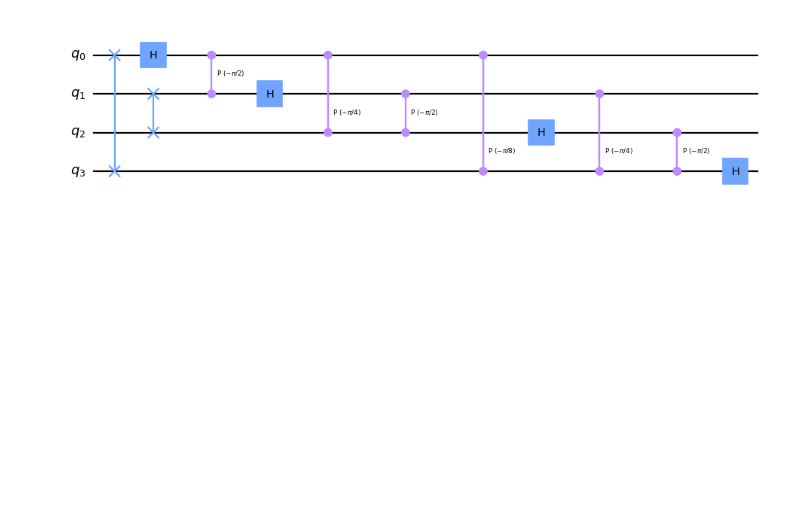
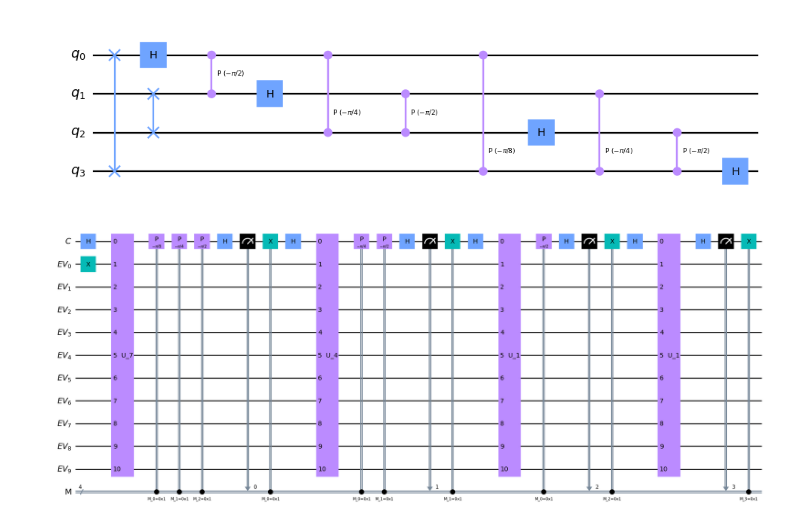
Before and after one commit to Siytta/bachelorarbeit, a Jupyter notebook: Shor_correct_order/shor_experimental.ipynb, the cells around one changed output. Cells and saved outputs as stored; diff of their text form; code cells hidden in the pictures; blank space fills up the shorter version.

```diff
--- a/Shor_correct_order/shor_experimental.ipynb
+++ b/Shor_correct_order/shor_experimental.ipynb
@@ -1101,3 +1107,25 @@ qc = QFT_Gate(4,inverse = True, MSB_first = False,swaps = True)
 qc.draw(output='mpl',fold  = 270,scale=0.8)
 # %% [output]
 [figure]
+# %%
+a=7
+N=15
+n = N.bit_length()
+q = qiskit.QuantumRegister(1, "C")
+b = qiskit.QuantumRegister(2*n+2, "EV")
+c = qiskit.ClassicalRegister(4, "M")
+qc = qiskit.QuantumCircuit(q,b,c)
+controlling_qubit = 0
+ev_qbits  = range(1, 2*n+3)
+k = range(n)
+qc.x(1)
+for target in k:
+    qc.h(0)
+    qc.append(U_gate(n,dezToBin(mod_exp(a, 2**(target), N),n+1),dezToBin(N,n+1)),[0] + list(ev_qbits))
+    iterative_QFT(len(k)-1-target,qc,k,controlling_qubit)
+    qc.measure(controlling_qubit,k[target])
+    qc.x(0).c_if(k[target],1)
+
+qc.draw(output='mpl',fold  = 270,scale=0.8)
+# %% [output]
+[figure, added]
```
Also changed, not shown: parts of 4 cells of this notebook, 5 other files.
